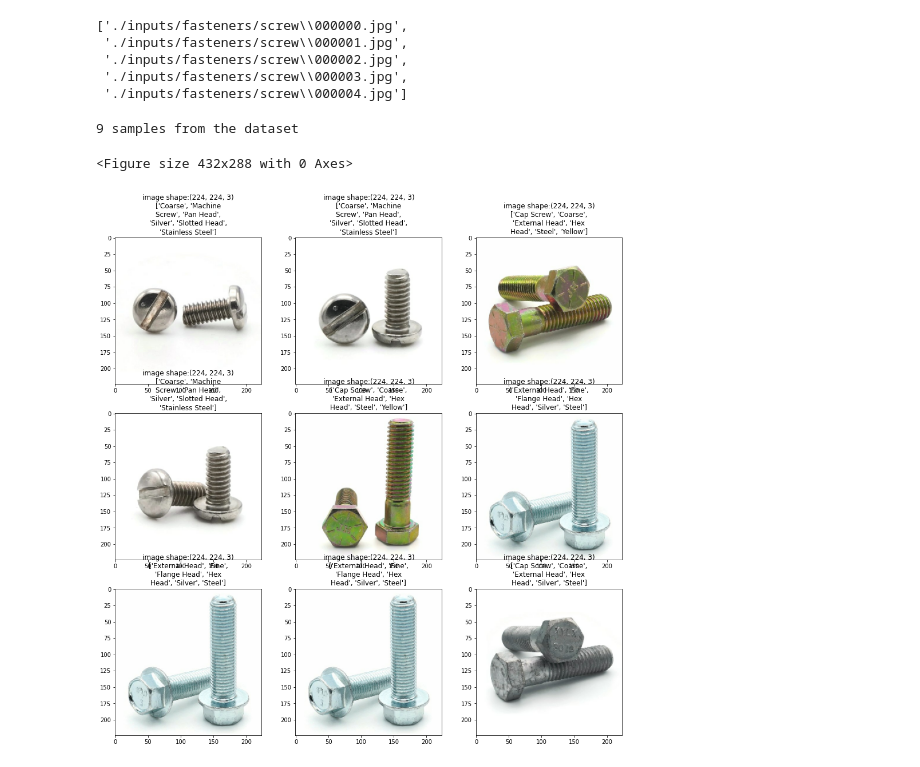
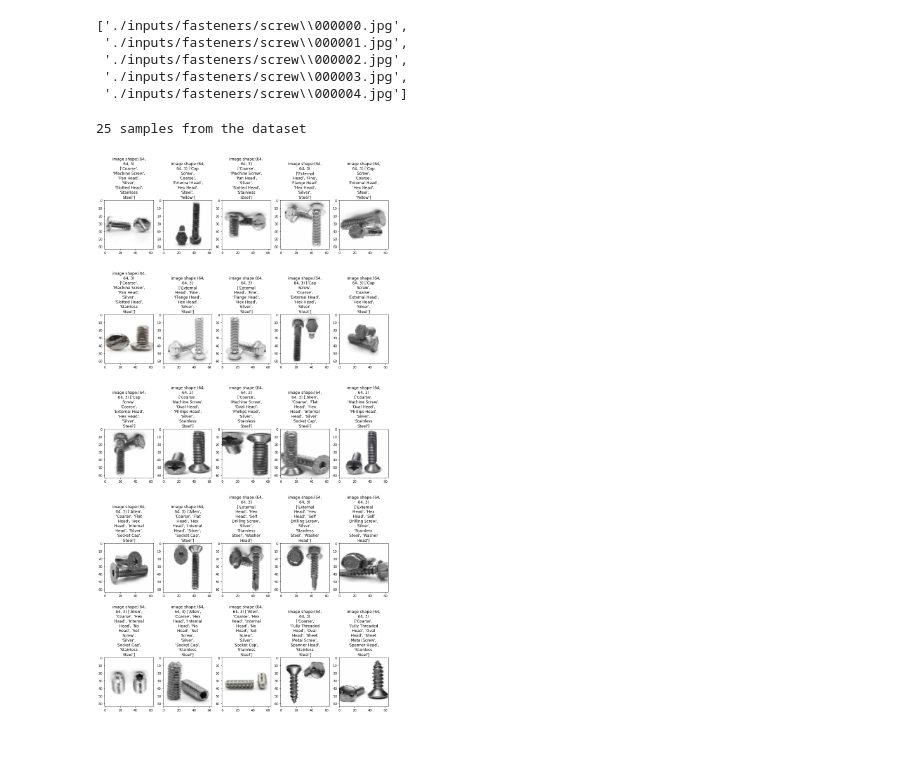
Before and after one commit to RyutaroInatsu/ImageAnnotationChallenge, a Jupyter notebook: notebooks/ImageAnnotationChallenge.ipynb, the cells around one changed output. Saved outputs shown, nothing was run; the diff lists cells and outputs as text; code cells hidden in the pictures.

```diff
--- a/notebooks/ImageAnnotationChallenge.ipynb
+++ b/notebooks/ImageAnnotationChallenge.ipynb
@@ -361,14 +307,0 @@ pd.read_csv('./inputs/fasteners/fasteners_label.csv').dropna(axis=1, how='all')
-# %%
-import pandas as pd
-from sklearn.preprocessing import MultiLabelBinarizer
-mlb = MultiLabelBinarizer()
-
-df = pd.read_csv('./inputs/fasteners/fasteners_label.csv')
-df = df.dropna(axis=1, how='all') # save memory and process usage
-
-result = mlb.fit_transform(df.fillna('None').drop(columns=['directory', 'filename']).values) # drop not tagging cols
-
-bin_df = pd.DataFrame(result, columns=mlb.classes_) # drop non-useless col.
-# %%
-labels = bin_df.columns
-labels
@@ -390,6 +307,0 @@ image_list = [os.path.join(data_root, row.directory, row.filename) for row in df
-# %%
-data = []
-for image_path in image_list:
-    img = tf.image.decode_jpeg(tf.io.read_file(image_path), channels=3)
-    img = tf.image.convert_image_dtype(img, tf.float32)
-    data.append(tf.image.resize(img, IMAGE_SHAPE))
@@ -663,13 +395,20 @@ def get_label(file_path):
   return tf.squeeze(bin_df[bin_df['filename']==file_name][LABELS])
 # %%
-IMG_WIDTH, IMG_HEIGHT = 224 , 224
+IMG_WIDTH, IMG_HEIGHT = 64 , 64
 def decode_img(img):
   #color images
   img = tf.image.decode_jpeg(img, channels=3)
   #convert unit8 tensor to floats in the [0,1]range
   img = tf.image.convert_image_dtype(img, tf.float32)
   #resize
-  return tf.image.resize(img, [IMG_WIDTH, IMG_HEIGHT])
+  img = tf.image.resize(img, [IMG_WIDTH, IMG_HEIGHT])
+
+  img = tf.image.random_flip_left_right(img, seed=42)
+  img = tf.image.random_flip_up_down(img, seed=42)
+  img = tf.keras.preprocessing.image.random_zoom(img, (0.5, 1.5))
+#   img = tf.keras.preprocessing.image.random_rotation(img, 0.2)
+#   img = tf.image.random_contrast(img, 0.8, 1.2, seed=42)
+  return img
 # %%
 def combine_images_labels(file_path: tf.Tensor):
   label = get_label(file_path)
@@ -705,25 +444,24 @@ def covert_onehot_string_labels(label_string,label_onehot):
 # %%
 from textwrap import wrap
 
 def show_samples(dataset):
-  plt.subplots_adjust(hspace=2.5)
   fig=plt.figure(figsize=(16, 16))
-  columns = 3
-  rows = 3
+  fig.set_figheight(32)
+  columns = 5
+  rows = 5
   print(columns*rows,"samples from the dataset")
   i=1
   for a,b in dataset.take(columns*rows):
     fig.add_subplot(rows, columns, i)
-    plt.imshow(np.squeeze(a))
+    plt.imshow((np.squeeze(a) * 255).astype('uint8'))
     plt.title('\n'.join(wrap("image shape:"+ str(a.shape)+" "+
-              str(covert_onehot_string_labels(LABELS,b.numpy())), 25)))
+              str(covert_onehot_string_labels(LABELS,b.numpy())), 16)))
     i=i+1
   plt.show()
 show_samples(ds_test)
 # %% [output]
-9 samples from the dataset
+25 samples from the dataset
-<Figure size 432x288 with 0 Axes>
-[figure, old version]
+[figure, new version]
 # %%
 #buffer_size = ds_train_resize_scale.cardinality().numpy()/10
 #ds_resize_scale_batched=ds_raw.repeat(3).shuffle(buffer_size=buffer_size).batch(64, )
```
Also changed, not shown: parts of 62 cells of this notebook.
